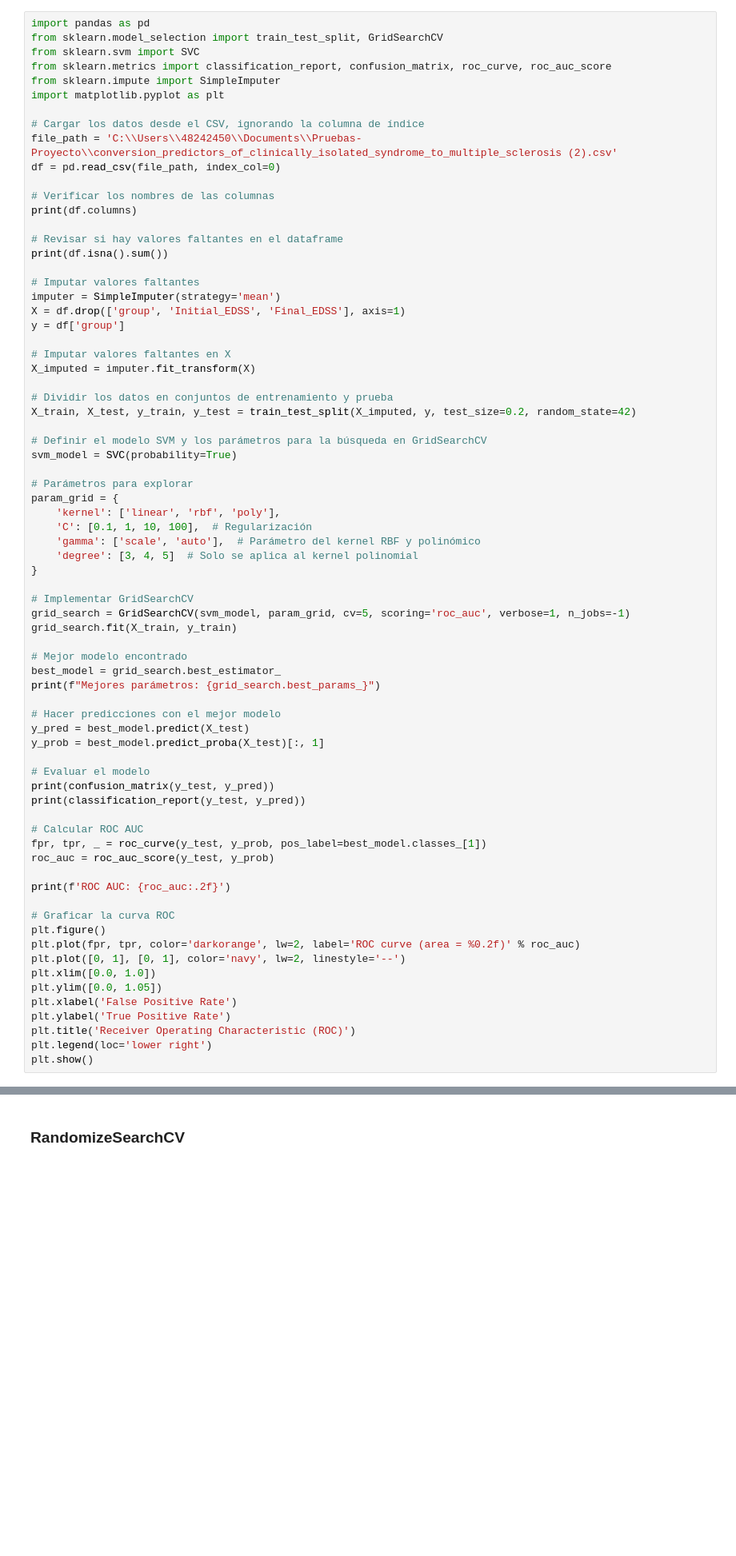
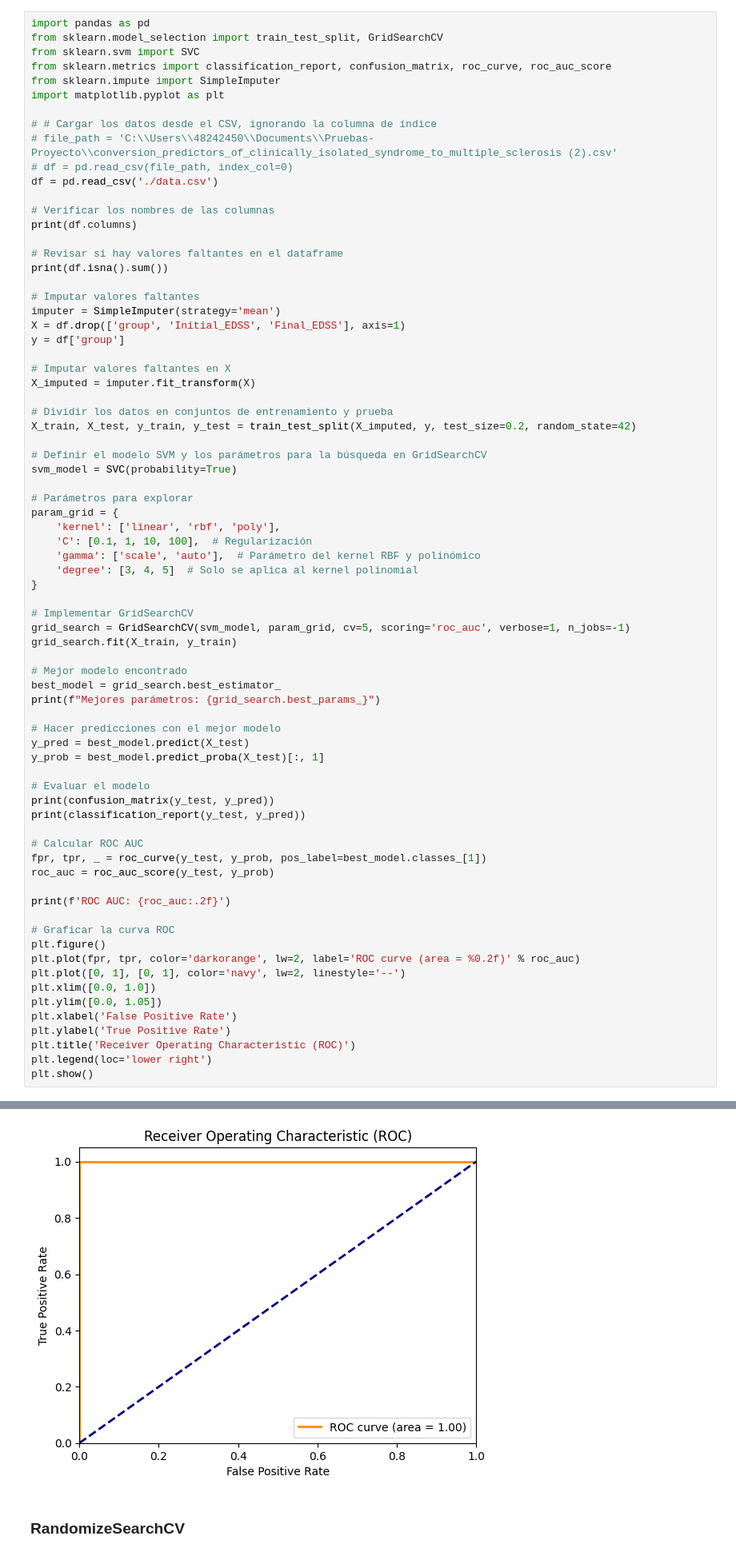
Before and after one commit to BertoloniLucas/SimaAI, a Jupyter notebook: models/SVM.ipynb, the cells around one changed output, grey strips where cells are left out. Shown at 80% size. Saved outputs shown, nothing was run; the diff lists cells and outputs as text; blank space fills up the shorter version.

```diff
--- a/models/SVM.ipynb
+++ b/models/SVM.ipynb
@@ -6,9 +6,10 @@ from sklearn.metrics import classification_report, confusion_matrix, roc_curve,
 from sklearn.impute import SimpleImputer
 import matplotlib.pyplot as plt
 
-# Cargar los datos desde el CSV, ignorando la columna de índice
-file_path = 'C:\\Users\\48242450\\Documents\\Pruebas-Proyecto\\conversion_predictors_of_clinically_isolated_syndrome_to_multiple_sclerosis (2).csv'
-df = pd.read_csv(file_path, index_col=0)
+# # Cargar los datos desde el CSV, ignorando la columna de índice
+# file_path = 'C:\\Users\\48242450\\Documents\\Pruebas-Proyecto\\conversion_predictors_of_clinically_isolated_syndrome_to_multiple_sclerosis (2).csv'
+# df = pd.read_csv(file_path, index_col=0)
+df = pd.read_csv('./data.csv')
 
 # Verificar los nombres de las columnas
 print(df.columns)
@@ -76,3 +93,4 @@ FileNotFoundError: [Errno 2] No such file or directory: 'C:\\Users\\48242450\\Do
+[figure, added]
 # %% [markdown]
 ### RandomizeSearchCV
 # %%
```
Also changed, not shown: parts of 4 cells of this notebook, 4 other files.
